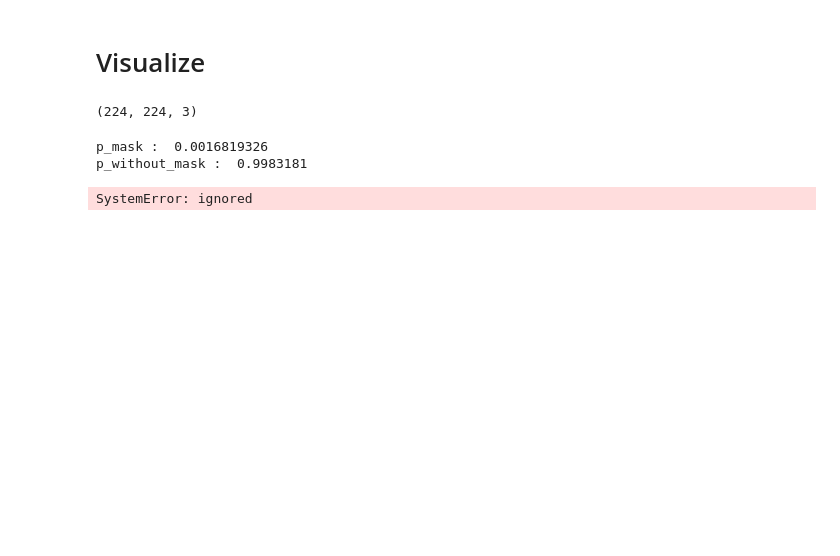
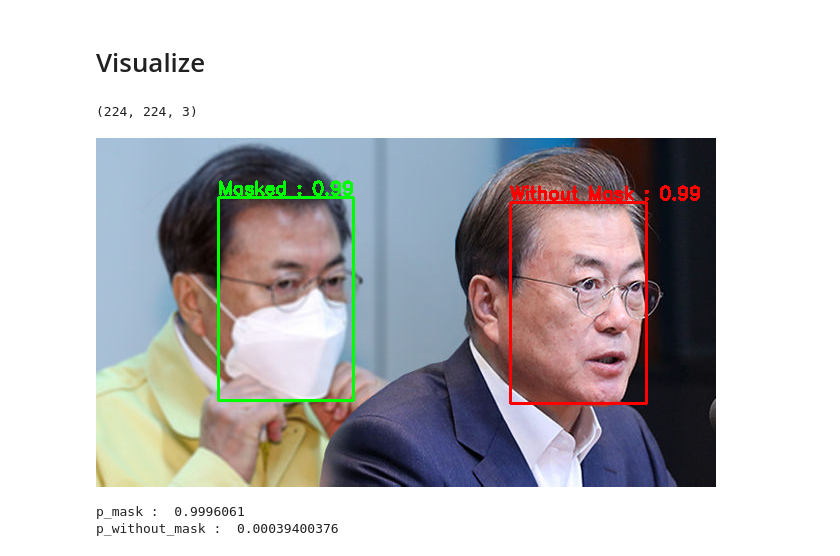
Before and after one commit to josooik/DeepLearning, a Jupyter notebook: 2021_11_01_detertor_with_mask.ipynb, the cells around one changed output. Drawn from its saved outputs; the diff is of its cells as text; code cells hidden in the pictures; blank space fills up the shorter version.

```diff
--- a/2021_11_01_detertor_with_mask.ipynb
+++ b/2021_11_01_detertor_with_mask.ipynb
@@ -114,27 +124,30 @@ face.shape
 # %% [output]
 (224, 224, 3)
 # %%
-res_1 = results[0]
-p_mask = res_1[0]
-p_without_mask = res_1[1]
+img = cv2.imread(imgPath)
+
+for i, ax in enumerate(faces_ax):
+  res_1 = results[i]
+
+  p_mask = res_1[0]
+  p_without_mask = res_1[1]
+
+  if p_mask > p_without_mask:
+    color = (0,255,0)
+    label = "Masked" + " : " + str(p_mask)[:4]
+
+  else:
+    color = (0, 0, 255)
+    label = "Without Mask" + " : " + str(p_without_mask)[:4]
+
+  cv2.putText(img, label, (ax[0], ax[1]-3),cv2.FONT_HERSHEY_SIMPLEX,0.6,color,2)
+  cv2.rectangle(img, (ax[0], ax[1]), (ax[2], ax[3]), color, 2)
+
+cv2_imshow(img)
 
 print("p_mask : ", p_mask)
 print("p_without_mask : ", p_without_mask)
-
-img = cv2.imread(imgPath)
-
-if p_mask > p_without_mask:
-  color = (0, 255, 0)
-  label = "Masked" + " : " + str(p_mask)[:4]
-
-else:
-  color = (0, 0, 255)
-  label = "Without Mask" + " : " + str(p_without_mask)[:4]
-
-cv2.putText(img, label, (x1, y1 - 10), cv2.FONT_HERSHEY_SIMPLEX, 0.6, color, 2)
-cv2.rectangle(img, (x1, y1), (x2, y2), color, 2)
-cv2_imshow(img)
 # %% [output]
+[figure, added]
-p_mask :  0.0016819326
-p_without_mask :  0.9983181
+p_mask :  0.9996061
+p_without_mask :  0.00039400376
-SystemError: ignored
```
Also changed, not shown: parts of 8 cells of this notebook.
